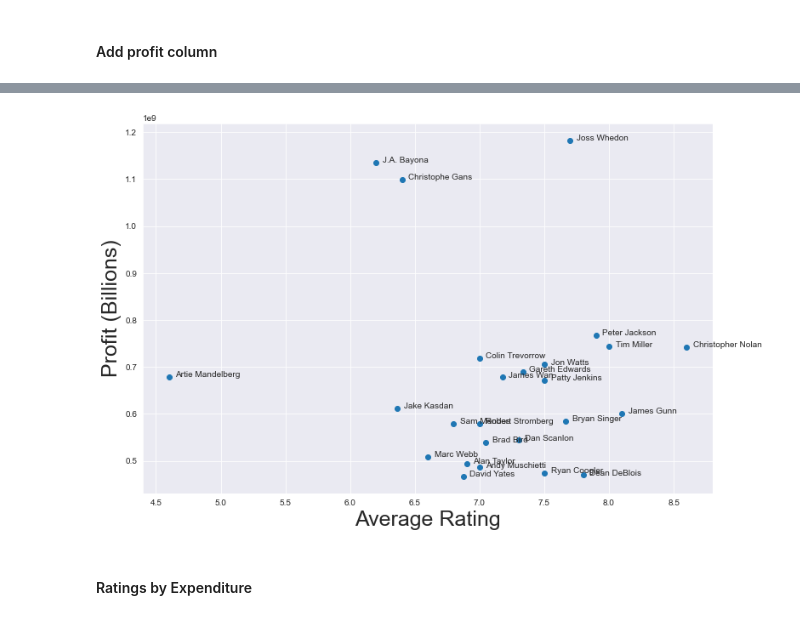
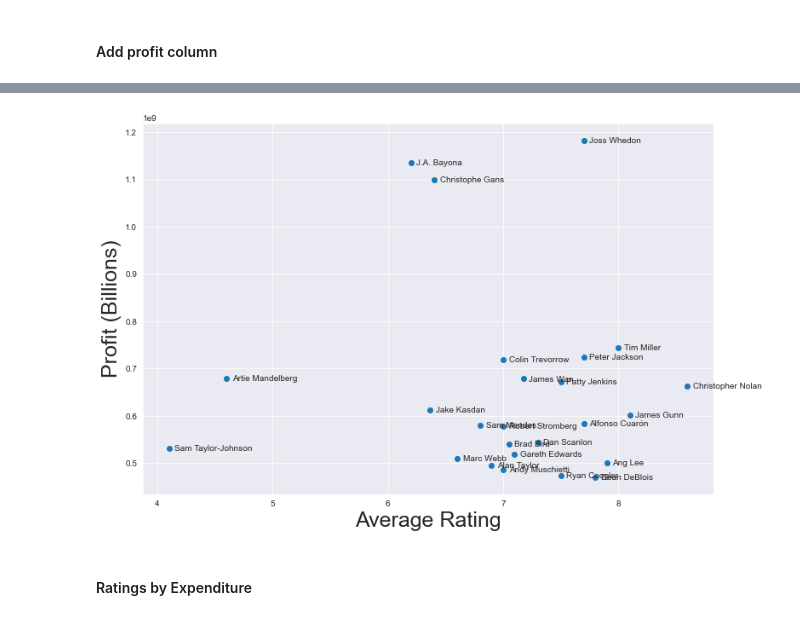
Before and after one commit to Benjamin2817/Microsoft-Movie-Analysis, a Jupyter notebook: dsc-phase1-project-template2.ipynb, the cells around one changed output, grey strips where cells are left out. Cells and saved outputs as stored; diff of their text form; code cells hidden in the pictures.

```diff
--- a/dsc-phase1-project-template2.ipynb
+++ b/dsc-phase1-project-template2.ipynb
@@ -106,9 +82,8 @@ Name: genres, dtype: int64
 # %%
-genres_by_ratings = genres_by_ratings[genres_by_ratings.groupby('genres').genres.transform(len) >=5]
+genres_by_ratings = genres_by_ratings[genres_by_ratings.groupby('genres').genres.transform(len) >=3]
 for_graph = genres_by_ratings.groupby('genres').mean()
 for_graph = for_graph.loc[:,['production_budget', 'profit', 'worldwide_gross']]
 for_graph.sort_values(by='profit', ascending=False, inplace=True)
-#for_graph = pd.merge(for_graph, new_df, on='genres')
 for_graph = for_graph.head(25)
 for_graph
 # %% [output]
@@ -145,17 +122,17 @@ second_graph = second_graph.head(25)
 # %%
 sns.set_style('darkgrid')
 plt.figure(figsize=(12,8))
 v = second_graph.averagerating
 w = second_graph.profit
 annotations = second_graph.index
 plt.scatter(v,w)
 plt.xlabel('Average Rating', fontsize=25)
 plt.ylabel('Profit (Billions)', fontsize=25)
 for i, label in enumerate(annotations):
-    plt.annotate(label, (v.iloc[i]+.05, w.iloc[i]))
+    plt.annotate(label, (v.iloc[i]+.05, w.iloc[i]-5000000))
 plt.show();
 # %% [output]
-[figure, old version]
+[figure, new version]
 # %% [markdown]
 #### Ratings by Expenditure
 # %%
```
Also changed, not shown: parts of 6 cells of this notebook.
